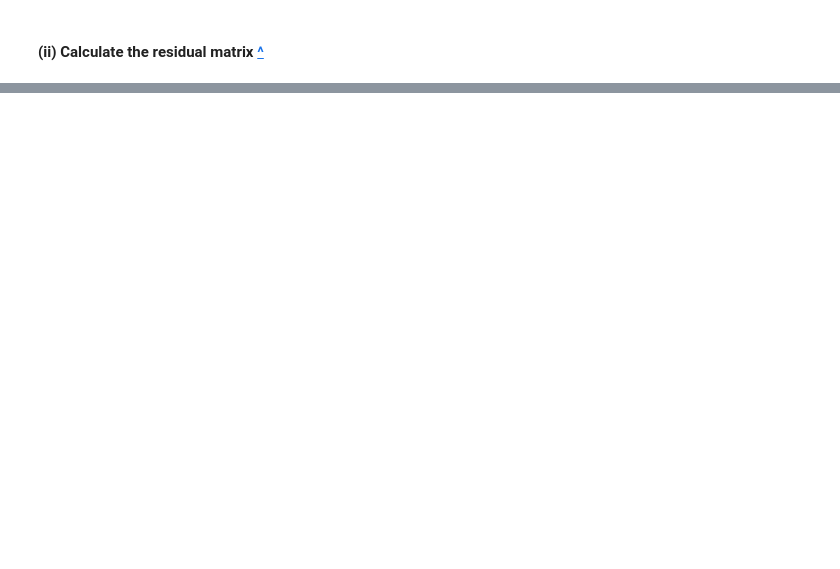
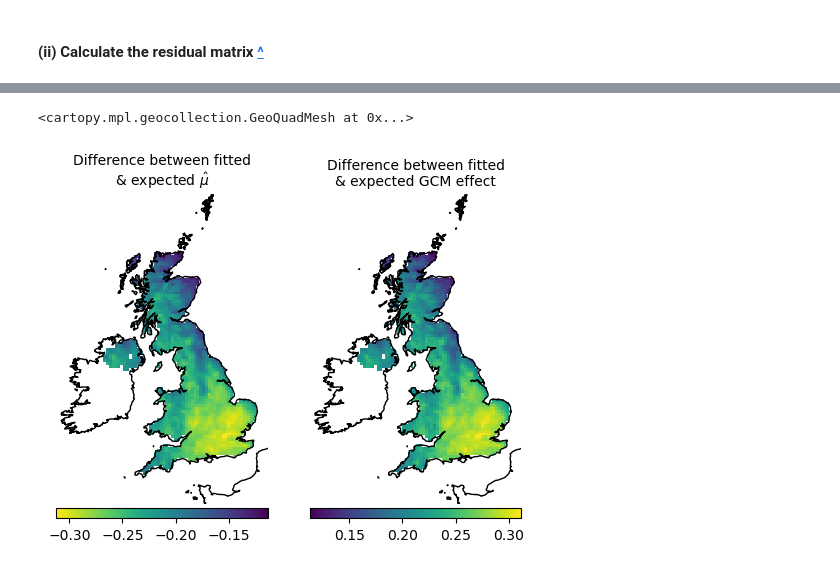
Before and after one commit to clairbarnes/EPP-MANOVA, a Jupyter notebook: EPP-example-code.ipynb, the cells around one changed output, grey strips where cells are left out. Drawn from its saved outputs; the diff is of its cells as text; code cells hidden in the pictures; blank space fills up the shorter version.

```diff
--- a/EPP-example-code.ipynb
+++ b/EPP-example-code.ipynb
@@ -216,0 +412,28 @@ plt.suptitle("Figure 3: Estimated decomposition of variation in the EuroCORDEX e
+# %%
+thetahat_1a_ls, thetahat_1b_ls = [np.linalg.solve(X.transpose() @ X, X.transpose() @ Y) for X in [np.column_stack([np.ones([n, 1]), X_G]),
+                                                                                                  np.column_stack([np.ones([n, 1]), X_R])]]
+muhat_1a_ls = reshape_to_map(thetahat_1a_ls[0,:], Ybar)
+alphahat_1a_ls = reshape_to_map(np.row_stack([thetahat_1a_ls[1:,:], -thetahat_1a_ls[1:,:].sum(0)]), Ybar, {"run" : gcms})
+fitted_1a_ls = (alphahat_1a_ls + muhat_1a_ls).reindex(run = da.run.str.replace("p1_.+", "p1")).assign_coords(run = da.run.values)
+
+T_muhat = ((muhat_1a_ls - Ybar)**2) * len(run_names)
+T_fitted = ((fitted_1a_ls - Ybar)**2).sum("run", skipna = False)
+T_alpha = T_fitted - T_muhat
+T_res = ((da - Ybar)**2).sum("run", skipna = False) - T_fitted
+
+
+# check that offset is same for all runs
+(np.abs((alphahat_1a_ls - alphahat_1a).max("run") - (alphahat_1a_ls - alphahat_1a).min("run")).round(10).max() == 0)
+
+# and that offset is the negative of the mu_hat offset
+np.abs((alphahat_1a_ls - alphahat_1a).max("run") - (Ybar - muhat_1a_ls)).round(10).max() == 0
+
+from plotting import *
+
+# plot difference between fitted & expected effects with inverted colour scales
+fig, axs = ukmap_subplots(ncols = 2)
+qmap(muhat_1a_ls - Ybar, ax = axs[0], cmap = "viridis_r", title = "Difference between fitted\n& expected $\hat{\mu}$")
+qmap((alphahat_1a_ls - alphahat_1a).isel(run = 0), ax = axs[1], cmap = "viridis", title = "Difference between fitted\n& expected GCM effect")
+# %% [output]
+<cartopy.mpl.geocollection.GeoQuadMesh at 0x...>
+[figure, added]
```
Also changed, not shown: parts of 34 cells of this notebook, 1 other file.
